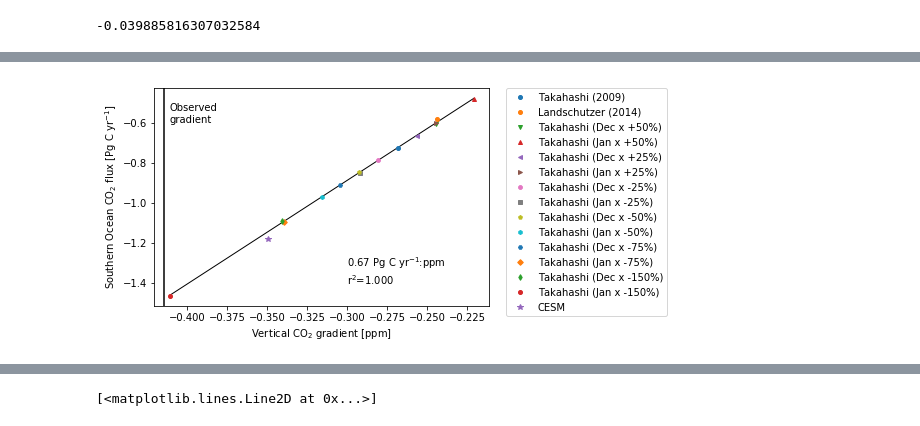
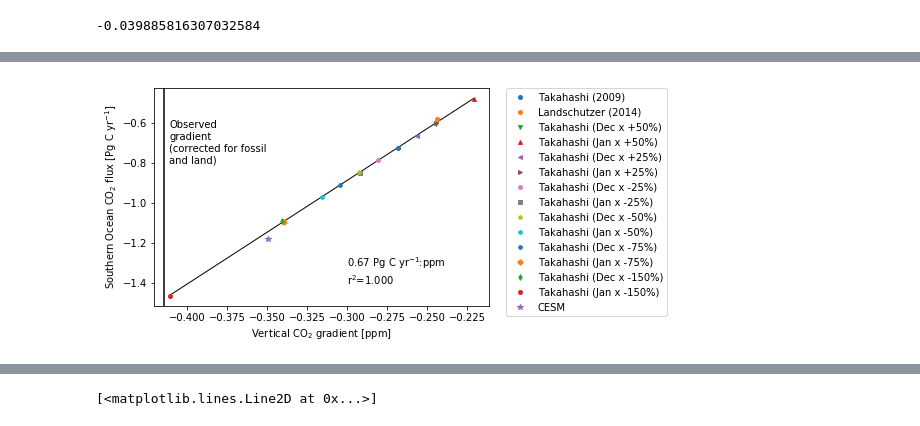
Before and after one commit to matt-long/orcas, a Jupyter notebook: calibrate_vertical_gradient.ipynb, the cells around one changed output, grey strips where cells are left out. Drawn from its saved outputs; the diff is of its cells as text; code cells hidden in the pictures.

```diff
--- a/calibrate_vertical_gradient.ipynb
+++ b/calibrate_vertical_gradient.ipynb
@@ -233,7 +233,7 @@ ci = t * np.sqrt((s_err/(n-2))*(1.0/n + (np.power((xhat-xbar),2) /
 ax.plot(xhat,yhat,'-',linewidth=1,color='k',zorder=-10)
 
 ax.axvline(vg_obs.CO2_NOAA-vg_mdl.CO2_FFF-vg_mdl.CO2_LND,color='k')
-ax.text(vg_obs.CO2_NOAA-vg_mdl.CO2_FFF-vg_mdl.CO2_LND+0.003,-0.6,'Observed\ngradient')
+ax.text(vg_obs.CO2_NOAA-vg_mdl.CO2_FFF-vg_mdl.CO2_LND+0.003,-0.8,'Observed\ngradient\n(corrected for fossil\nand land)')
 
 ax.text(-0.3,-1.4,'{0:0.2f} Pg C yr$^{{-1}}$:ppm\nr$^2$={1:0.3f}'.format(fitted.params[0],fitted.rsquared))
 
@@ -252,13 +252,13 @@ Time:                        11:04:22   Log-Likelihood:                 53.176
 No. Observations:                  14   AIC:                            -102.4
 Df Residuals:                      12   BIC:                            -101.1
 Df Model:                           1
 Covariance Type:            nonrobust
 ... (10 lines left out)
 ==============================================================================
 
 Warnings:
 [1] Standard Errors assume that the covariance matrix of the errors is correctly specified.
-[figure, old version]
+[figure, new version]
 # %%
 fig = plt.figure()
 ax = fig.add_subplot(111)
```
Also changed, not shown: parts of 3 cells of this notebook, 2 other files.
